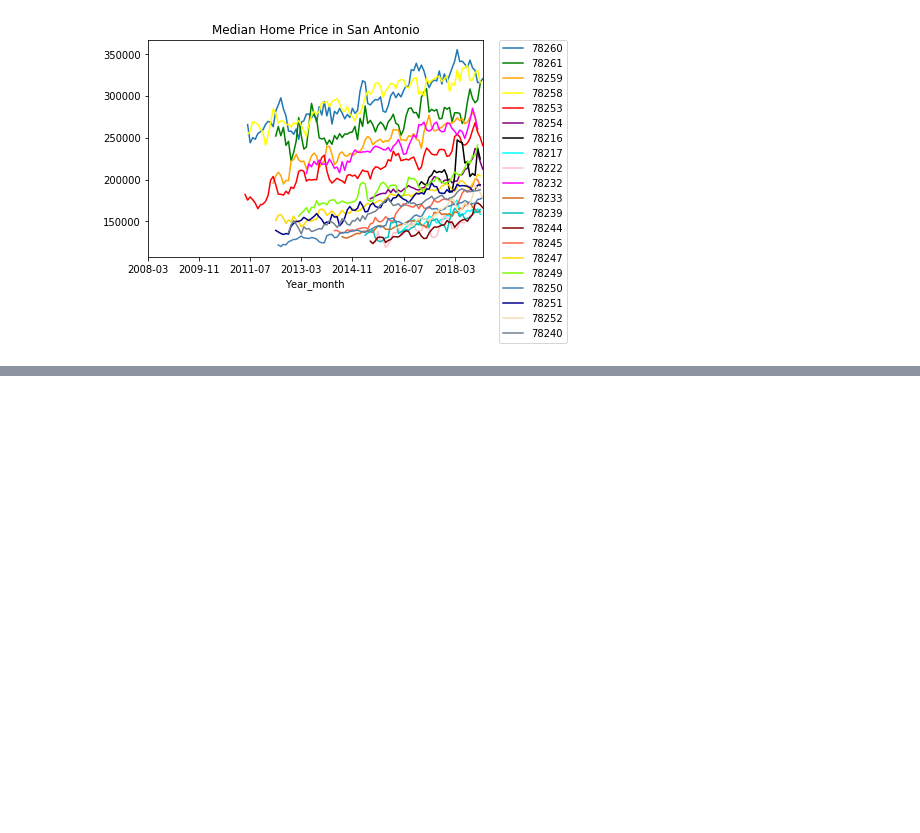
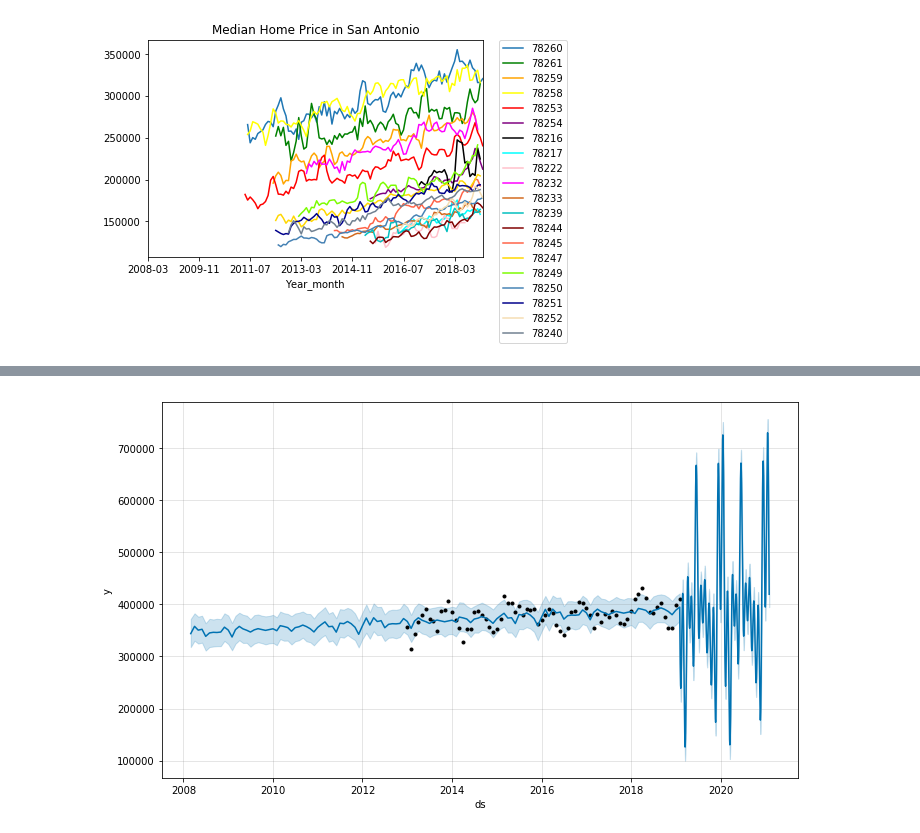
Before and after one commit to kkh1178/zillow, a Jupyter notebook: zillowproperties.ipynb, the cells around one changed output, grey strips where cells are left out. Saved outputs shown, nothing was run; the diff lists cells and outputs as text; code cells hidden in the pictures; blank space fills up the shorter version.

```diff
--- a/zillowproperties.ipynb
+++ b/zillowproperties.ipynb
@@ -542,0 +630,7 @@ Text(0.5, 1.0, 'Median Home Price in San Antonio')
+# %%
+future2 = pd.DataFrame({
+     'ds': boerne['Year_month'],
+     'y': boerne['Median Price']
+})
+
+future2.head()
@@ -542,0 +644,3 @@ Text(0.5, 1.0, 'Median Home Price in San Antonio')
+# %%
+m = Prophet()
+m.fit(future2)
@@ -542,0 +651,3 @@ Text(0.5, 1.0, 'Median Home Price in San Antonio')
+# %%
+prediction = m.make_future_dataframe(periods=365*2)
+prediction.tail()
@@ -542,0 +661,3 @@ Text(0.5, 1.0, 'Median Home Price in San Antonio')
+# %%
+forecast = m.predict(prediction)
+forecast[['ds', 'yhat', 'yhat_lower', 'yhat_upper']].tail()
@@ -542,0 +671,4 @@ Text(0.5, 1.0, 'Median Home Price in San Antonio')
+# %%
+fig2 = m.plot(forecast)
+# %% [output]
+[figure, added]
```
Also changed, not shown: parts of 16 cells of this notebook.
